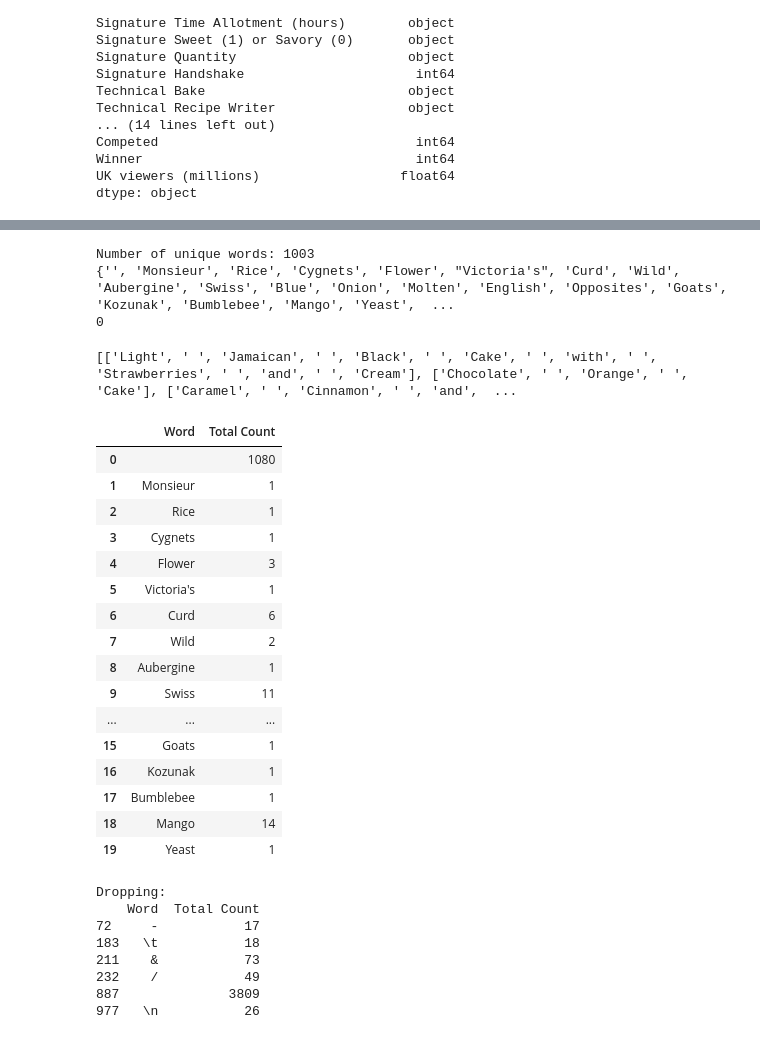
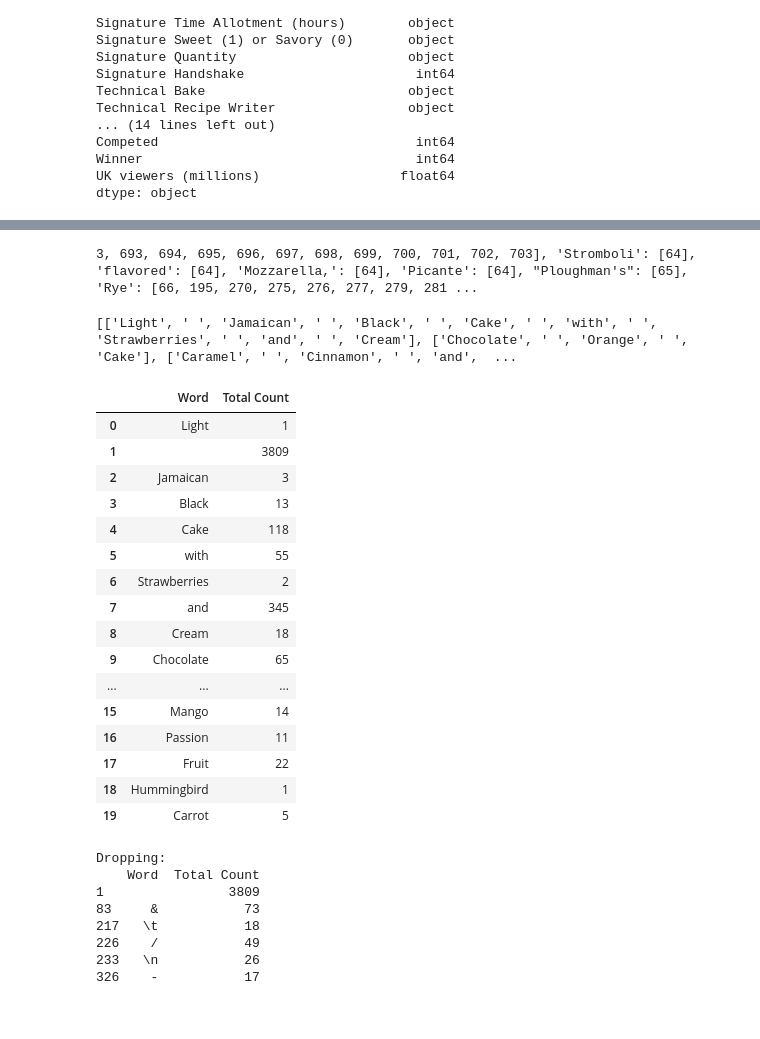
Before and after one commit to oshadiw/bakeoff-analysis, a Jupyter notebook: signature_bake_titles.ipynb, the cells around one changed output, grey strips where cells are left out. Saved outputs shown, nothing was run; the diff lists cells and outputs as text; code cells hidden in the pictures.

```diff
--- a/signature_bake_titles.ipynb
+++ b/signature_bake_titles.ipynb
@@ -49,62 +50,63 @@ Total entries: 823
 | 3 | Series 1 | 1 | Jasminder | Cake | Fresh Mango and Passion Fruit Hum... | True | False | False | False | ... |
 | 4 | Series 1 | 1 | Jonathan | Cake | Carrot Cake with Lime and Cream C... | True | False | False | False | ... |
 # %%
+#make dictionary of indecies where each word occurs
 titles = clean_data["Signature Bake"]
-words = []
+words = {}
 words_in_titles = []
 numErrors = 0
-for title in titles:
+for i in range(len(titles)):
+    title = titles[i]
     try:
         if(type(title) is str):
-            words_in_titles.append(re.split('( |/|\t|\n|-)', title))
-            words.extend(words_in_titles[-1])
+            new_words = re.split('( |/|\t|\n|-)', title)
+            words_in_titles.append(new_words)
+            for word in new_words:
+                if word in words:
+                    words[word].append(i)
+                else:
+                    words[word] = [i]
+
     except Exception as e:
         numErrors = numErrors + 1
         print(e)
         print(title)
         break
 
-unique_words = set(words)
-print("Number of unique words: " + str(len(unique_words)))
-print(unique_words)
-print(numErrors)
+print(words)
 # %% [output]
-Number of unique words: 1003
-{'', 'Monsieur', 'Rice', 'Cygnets', 'Flower', "Victoria's", 'Curd', 'Wild', 'Aubergine', 'Swiss', 'Blue', 'Onion', 'Molten', 'English', 'Opposites', 'Goats', 'Kozunak', 'Bumblebee', 'Mango', 'Yeast',  ...
-0
+3, 693, 694, 695, 696, 697, 698, 699, 700, 701, 702, 703], 'Stromboli': [64], 'flavored': [64], 'Mozzarella,': [64], 'Picante': [64], "Ploughman's": [65], 'Rye': [66, 195, 270, 275, 276, 277, 279, 281 ...
 # %%
 print(words_in_titles[0:4])
 # %% [output]
 [['Light', ' ', 'Jamaican', ' ', 'Black', ' ', 'Cake', ' ', 'with', ' ', 'Strawberries', ' ', 'and', ' ', 'Cream'], ['Chocolate', ' ', 'Orange', ' ', 'Cake'], ['Caramel', ' ', 'Cinnamon', ' ', 'and',  ...
 # %%
 word_counts = {}
-for word in unique_words:
-    word_counts[word] = 0
-for word in words:
-    word_counts[word] = word_counts[word] + 1
+for word in words.keys():
+    word_counts[word] = len(words[word])
 
 word_data = pd.DataFrame()
 word_data["Word"] = word_counts.keys()
 word_data["Total Count"] = word_counts.values()
 word_data.head(20)
 # %% [output]
 |  | Word | Total Count |
-| 0 |  | 1080 |
-| 1 | Monsieur | 1 |
-| 2 | Rice | 1 |
-| 3 | Cygnets | 1 |
-| 4 | Flower | 3 |
-| 5 | Victoria's | 1 |
-| 6 | Curd | 6 |
-| 7 | Wild | 2 |
-| 8 | Aubergine | 1 |
-| 9 | Swiss | 11 |
+| 0 | Light | 1 |
+| 1 |  | 3809 |
+| 2 | Jamaican | 3 |
+| 3 | Black | 13 |
+| 4 | Cake | 118 |
+| 5 | with | 55 |
+| 6 | Strawberries | 2 |
+| 7 | and | 345 |
+| 8 | Cream | 18 |
+| 9 | Chocolate | 65 |
 | ... | ... | ... |
-| 15 | Goats | 1 |
-| 16 | Kozunak | 1 |
-| 17 | Bumblebee | 1 |
-| 18 | Mango | 14 |
-| 19 | Yeast | 1 |
+| 15 | Mango | 14 |
+| 16 | Passion | 11 |
+| 17 | Fruit | 22 |
+| 18 | Hummingbird | 1 |
+| 19 | Carrot | 5 |
 # %%
 def drop_rows(mask, data):
     match_inds = data.index[mask]
@@ -116,16 +118,16 @@ def drop_rows(mask, data):
 matches = word_data['Word'].apply(lambda string : re.search(r'^\W$',string))
 match_mask = matches.apply(lambda match : match is not None)
 word_data = drop_rows(match_mask, word_data)
-word_data.reset_index(drop=True, inplace=True)
+word_data.reset_index(inplace=True)
 # %% [output]
 Dropping:
     Word  Total Count
-72     -           17
-183   \t           18
-211    &           73
-232    /           49
-887              3809
-977   \n           26
+1                3809
+83     &           73
+217   \t           18
+226    /           49
+233   \n           26
+326    -           17
 # %%
 #match and keep only words that start with a capital letter
 matches = word_data['Word'].apply(lambda string : re.match(r'\W?[A-Z]', string))
```
Also changed, not shown: parts of 6 cells of this notebook.
